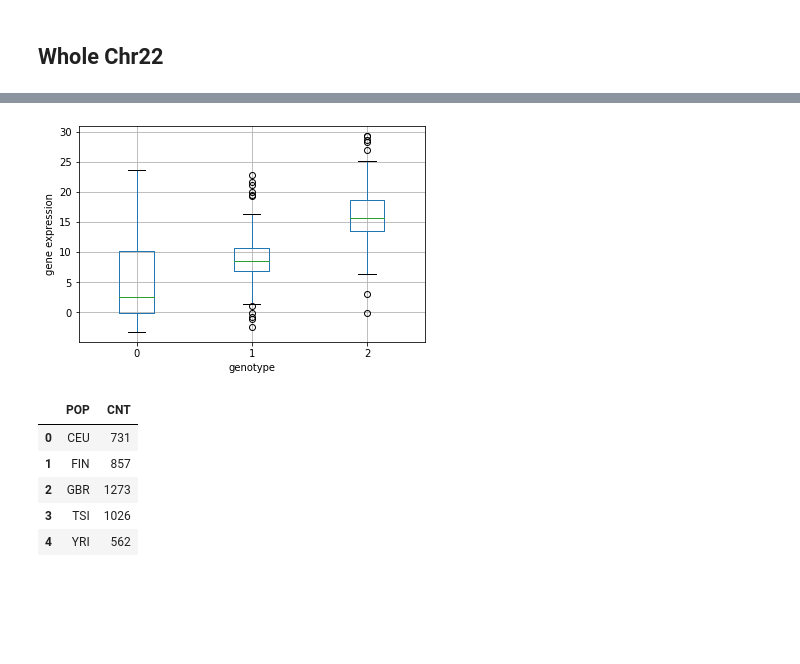
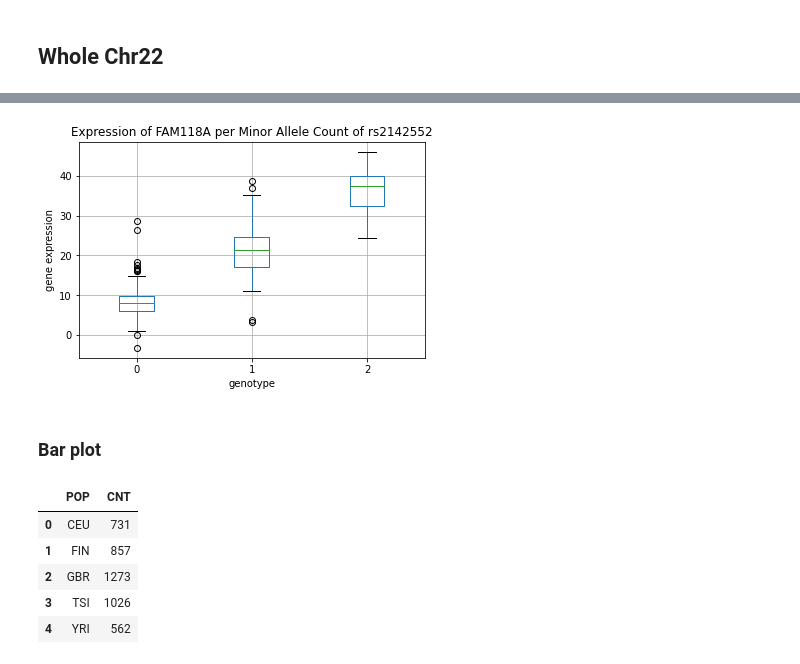
Before and after one commit to notsamzhou/dsc180a_project1, a Jupyter notebook: notebooks/dsc180_analysis.ipynb, the cells around one changed output, grey strips where cells are left out. Saved outputs shown, nothing was run; the diff lists cells and outputs as text; code cells hidden in the pictures; blank space fills up the shorter version.

```diff
--- a/notebooks/dsc180_analysis.ipynb
+++ b/notebooks/dsc180_analysis.ipynb
@@ -220,10 +234,12 @@ ENSG00000184674.7,rs4822458,24265659,5.202275544830664,0.33766072431363464,9.350
 # %%
-names = get_vcf_names('data/chr22_common.vcf')
-vcf = pd.read_csv('data/chr22_common.vcf', chunksize=50_000, comment='#',low_memory=False, delim_whitespace=True, header=None, names=names)
+names = get_vcf_names(parent_dir + '/data/temp/chr22.vcf')
+vcf = pd.read_csv(parent_dir + '/data/temp/chr22.vcf', chunksize=50_000, comment='#',low_memory=False, delim_whitespace=True, header=None, names=names)
 ch = vcf.get_chunk()
+# %%
+ch = vcf.get_chunk()
 # %%
-ex = expressions_22[expressions_22['Gene_Symbol'] == 'ENSG00000184674.7'].T.iloc[4:-2]
+ex = expressions_22[expressions_22['Gene_Symbol'] == 'ENSG00000100376.7'].T.iloc[4:-2]
 # %%
-al = ch[ch['ID'] == 'rs4822458'].iloc[:, 9:].applymap(lambda x: sum(int(i) for i in str(x).split('/')))
+al = ch[ch['ID'] == 'rs7285172'].iloc[:, 9:].applymap(lambda x: sum(int(i) for i in str(x).split('/')))
 al.columns = al.columns.str.split('_').str[0].str.strip()
 al = al.T
@@ -283,11 +251,13 @@ import matplotlib.pyplot as plt
 # %%
 merged.boxplot(column=['expression'], by='genotype')
 plt.suptitle('')
-plt.title('')
+plt.title('Expression of FAM118A per Minor Allele Count of rs2142552')
 plt.ylabel('gene expression')
-plt.savefig('boxwhisker', bbox_inches='tight')
+plt.savefig('plots/boxwhisker', bbox_inches='tight')
 # %% [output]
-[figure, old version]
+[figure, new version]
+# %% [markdown]
+### Bar plot
 # %%
 barplot = pd.DataFrame(columns = ['POP', 'CNT'])
 
```
Also changed, not shown: parts of 85 cells of this notebook, 20 other files.
